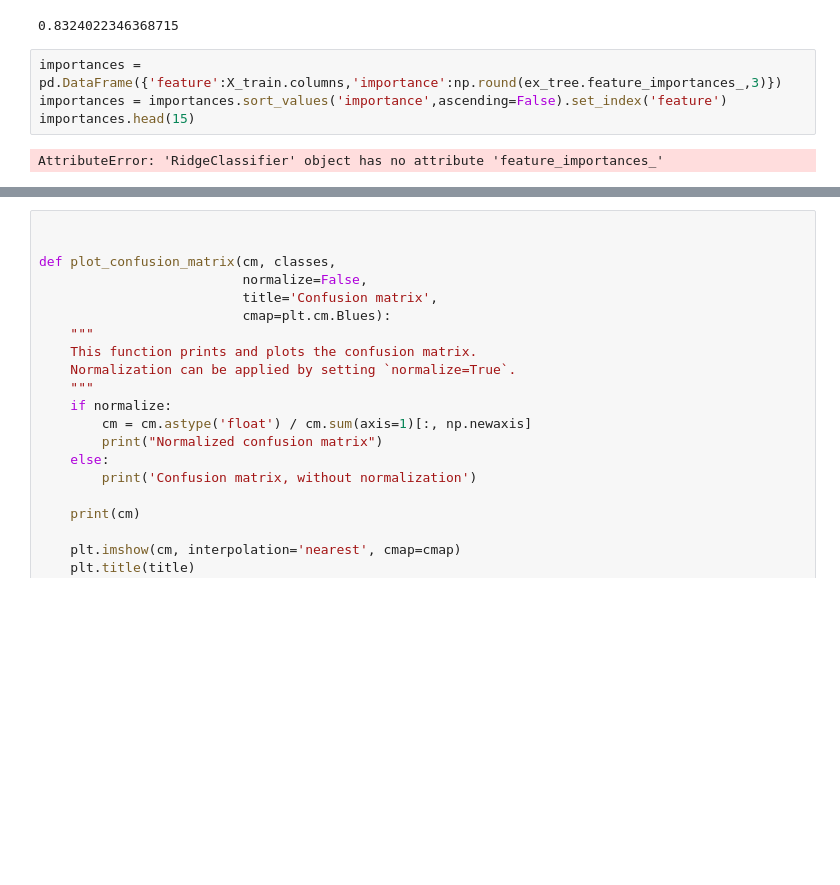
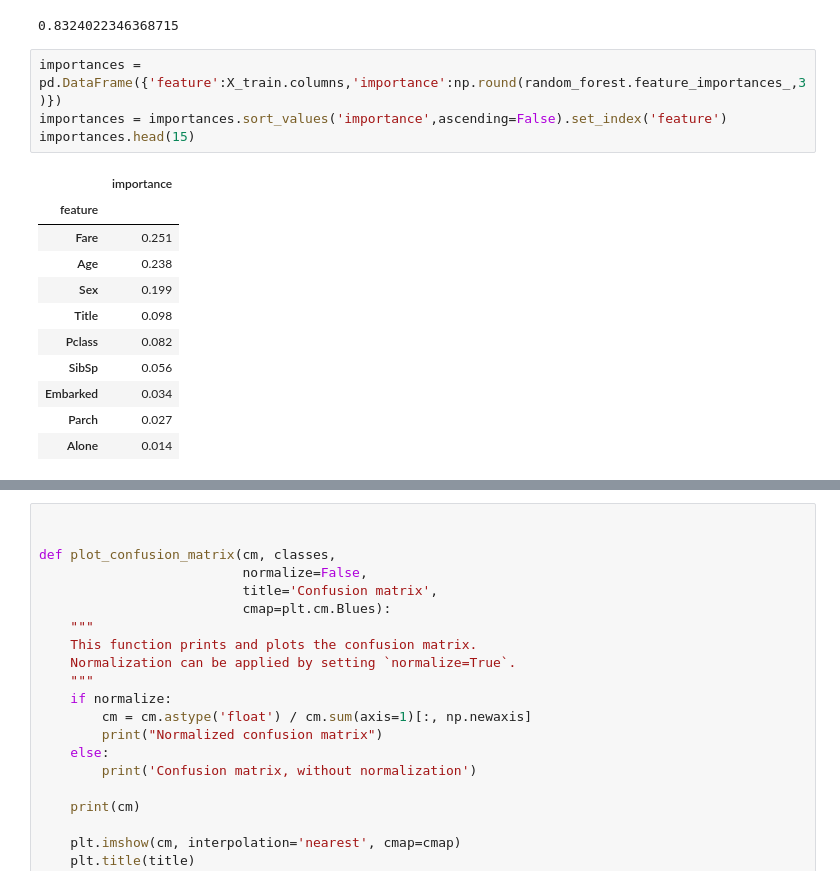
Before and after one commit to HemangRajvanshy/Bootcamp_team5, a Jupyter notebook: notebook_w_features.ipynb, the cells around one changed output, grey strips where cells are left out. Cells and saved outputs as stored; diff of their text form; blank space fills up the shorter version.

```diff
--- a/notebook_w_features.ipynb
+++ b/notebook_w_features.ipynb
@@ -149,11 +149,21 @@ y_truth = y_test.values
 # %% [output]
 0.8324022346368715
 # %%
-importances = pd.DataFrame({'feature':X_train.columns,'importance':np.round(ex_tree.feature_importances_,3)})
+importances = pd.DataFrame({'feature':X_train.columns,'importance':np.round(random_forest.feature_importances_,3)})
 importances = importances.sort_values('importance',ascending=False).set_index('feature')
 importances.head(15)
 # %% [output]
-AttributeError: 'RidgeClassifier' object has no attribute 'feature_importances_'
+|  | importance |
+| feature |  |
+| Fare | 0.251 |
+| Age | 0.238 |
+| Sex | 0.199 |
+| Title | 0.098 |
+| Pclass | 0.082 |
+| SibSp | 0.056 |
+| Embarked | 0.034 |
+| Parch | 0.027 |
+| Alone | 0.014 |
 # %%
 tn, fp, fn, tp = confusion_matrix(y_truth, y_pred).ravel()
 print("Confusion Matrix")
```
Also changed, not shown: parts of 3 cells of this notebook, 1 other file.
